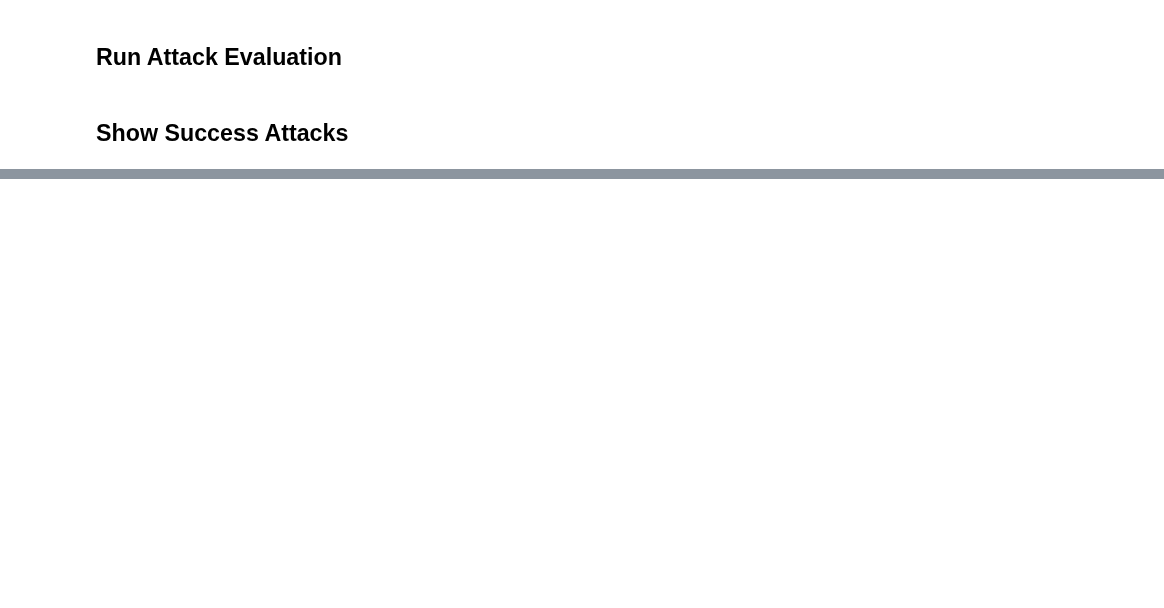
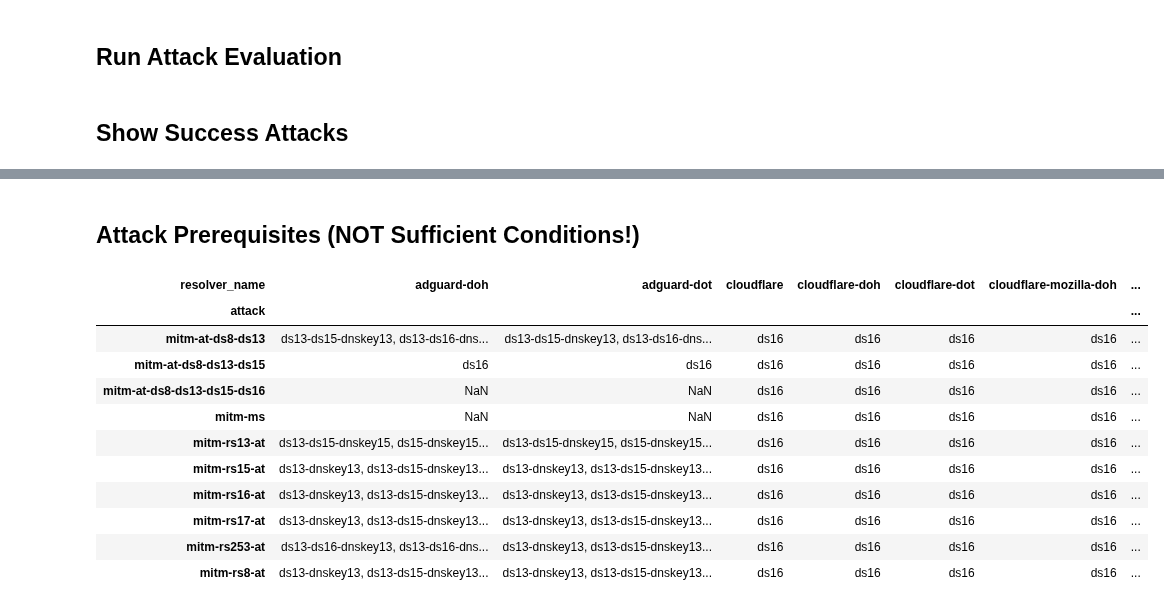
Before and after one commit to nils-wisiol/dns-downgrade-attack, a Jupyter notebook: Analysis Downgrade Attack v2.ipynb, the cells around one changed output, grey strips where cells are left out. Saved outputs shown, nothing was run; the diff lists cells and outputs as text; code cells hidden in the pictures; blank space fills up the shorter version.

Commit message:
Updated Analysis for Downgrade Attacks

```diff
--- a/Analysis Downgrade Attack v2.ipynb
+++ b/Analysis Downgrade Attack v2.ipynb
@@ -199,10 +345,16 @@ resolvers.style.apply(row_style, axis=1)
 ## Define Attack Strategies
 # %%
 attacks = [
+    {'name': 'replace signature number with 253 (PRIVATEDNS) and fake content', 'instructions': ('rs17', 'at')},
+    {'name': 'replace signature number with 17 (unassigned) and fake content', 'instructions': ('rs253', 'at')},
     {'name': 'replace signature number with ed448 and fake content', 'instructions': ('rs16', 'at')},
     {'name': 'replace signature number with ed25519 and fake content', 'instructions': ('rs15', 'at')},
+    {'name': 'replace signature number with ecdsap256sha256 and fake content', 'instructions': ('rs13', 'at')},
+    {'name': 'replace signature number with rsasha256 and fake content', 'instructions': ('rs8', 'at')},
     {'name': 'remove all signatures except ed448 and fake content', 'instructions': ('at',) + tuple(f'ds{a}' for a in ALGORITHMS if a < dns.dnssec.ED448)},
     {'name': 'remove all signatures except ed25519 and ed448 and fake content', 'instructions': ('at',) + tuple(f'ds{a}' for a in ALGORITHMS if a < dns.dnssec.ED25519)},
+    {'name': 'strip all signatures and fake content', 'instructions': ('at',) + tuple(f'ds{a}' for a in ALGORITHMS)},
+    {'name': 'invalidate signature', 'instructions': ('ms',),}
 ]
 attacks = pd.DataFrame(attacks)
 attacks['prefix'] = attacks.apply(lambda row: f"mitm-{'-'.join(row['instructions'])}", axis=1)
@@ -288,2 +465,12 @@ attack_success_rate[attack_success_rate[('behavior_correct', 'mean')] < 1]
+# %%
+pd.options.display.max_rows = len(resolvers) * len(attacks) * 2
+
+def status_ok(s):
+    return (s == 'ok').mean()
+
+results.groupby(['resolver_group', 'resolver_name'], dropna=False).agg({
+    'status': [status_ok],
+    'behavior_correct': ['mean'],
+})
 # %%
 results['zone_name'] = results.apply(lambda row: row['zone'].to_text(), axis=1)
@@ -310,0 +479,47 @@ for _, row in attack_success_rate[attack_success_rate[('behavior_correct', 'mean
+# %% [markdown]
+## Attack Prerequisites (**NOT** Sufficient Conditions!)
+# %%
+results = pd.read_pickle("results-2021-10-05--21-31-03.pickle")
+# %%
+pd.options.display.max_colwidth = 500
+
+def infer_attack_setting(s):
+    ret = []
+    for a in ALGORITHMS:
+        for rtype in ['ds']:
+            if all(f"{rtype}{a}" in p for p in s):
+                ret.append(f"{rtype}{a}")
+            if all(f"{rtype}{a}" not in p for p in s):
+                ret.append(f"NOT {rtype}{a}")
+    for a1, a2 in itertools.combinations(ALGORITHMS, r=2):
+        for rtype in ['ds']:
+            if all(f"{rtype}{a1}" in p or f"{rtype}{a1}" in p for p in s):
+                print('something happend', a1, a2)
+                ret.append(f"({rtype}{a1} OR {rtype}{a2})")
+    if not ret:
+        return ', '.join(sorted(s))
+    return ' and '.join(sorted(ret))
+
+grouped = results[results['behavior_correct'] == False].groupby(['attack', 'resolver_name'], dropna=False).agg({
+    'zone_prefix': [
+        #values,
+        infer_attack_setting,
+    ],
+}).reset_index()
+grouped.columns = grouped.columns.droplevel(1)
+grouped = grouped.pivot(index=['attack'], columns=['resolver_name'])
+grouped.columns = grouped.columns.droplevel(0)
+grouped
+# %% [output]
+| resolver_name | adguard-doh | adguard-dot | cloudflare | cloudflare-doh | cloudflare-dot | cloudflare-mozilla-doh | ... |
+| attack |  |  |  |  |  |  | ... |
+| mitm-at-ds8-ds13 | ds13-ds15-dnskey13, ds13-ds16-dns... | ds13-ds15-dnskey13, ds13-ds16-dns... | ds16 | ds16 | ds16 | ds16 | ... |
+| mitm-at-ds8-ds13-ds15 | ds16 | ds16 | ds16 | ds16 | ds16 | ds16 | ... |
+| mitm-at-ds8-ds13-ds15-ds16 | NaN | NaN | ds16 | ds16 | ds16 | ds16 | ... |
+| mitm-ms | NaN | NaN | ds16 | ds16 | ds16 | ds16 | ... |
+| mitm-rs13-at | ds13-ds15-dnskey15, ds15-dnskey15... | ds13-ds15-dnskey15, ds15-dnskey15... | ds16 | ds16 | ds16 | ds16 | ... |
+| mitm-rs15-at | ds13-dnskey13, ds13-ds15-dnskey13... | ds13-dnskey13, ds13-ds15-dnskey13... | ds16 | ds16 | ds16 | ds16 | ... |
+| mitm-rs16-at | ds13-dnskey13, ds13-ds15-dnskey13... | ds13-dnskey13, ds13-ds15-dnskey13... | ds16 | ds16 | ds16 | ds16 | ... |
+| mitm-rs17-at | ds13-dnskey13, ds13-ds15-dnskey13... | ds13-dnskey13, ds13-ds15-dnskey13... | ds16 | ds16 | ds16 | ds16 | ... |
+| mitm-rs253-at | ds13-ds16-dnskey13, ds13-ds16-dns... | ds13-dnskey13, ds13-ds15-dnskey13... | ds16 | ds16 | ds16 | ds16 | ... |
+| mitm-rs8-at | ds13-dnskey13, ds13-ds15-dnskey13... | ds13-dnskey13, ds13-ds15-dnskey13... | ds16 | ds16 | ds16 | ds16 | ... |
```
Also changed, not shown: parts of 36 cells of this notebook.
